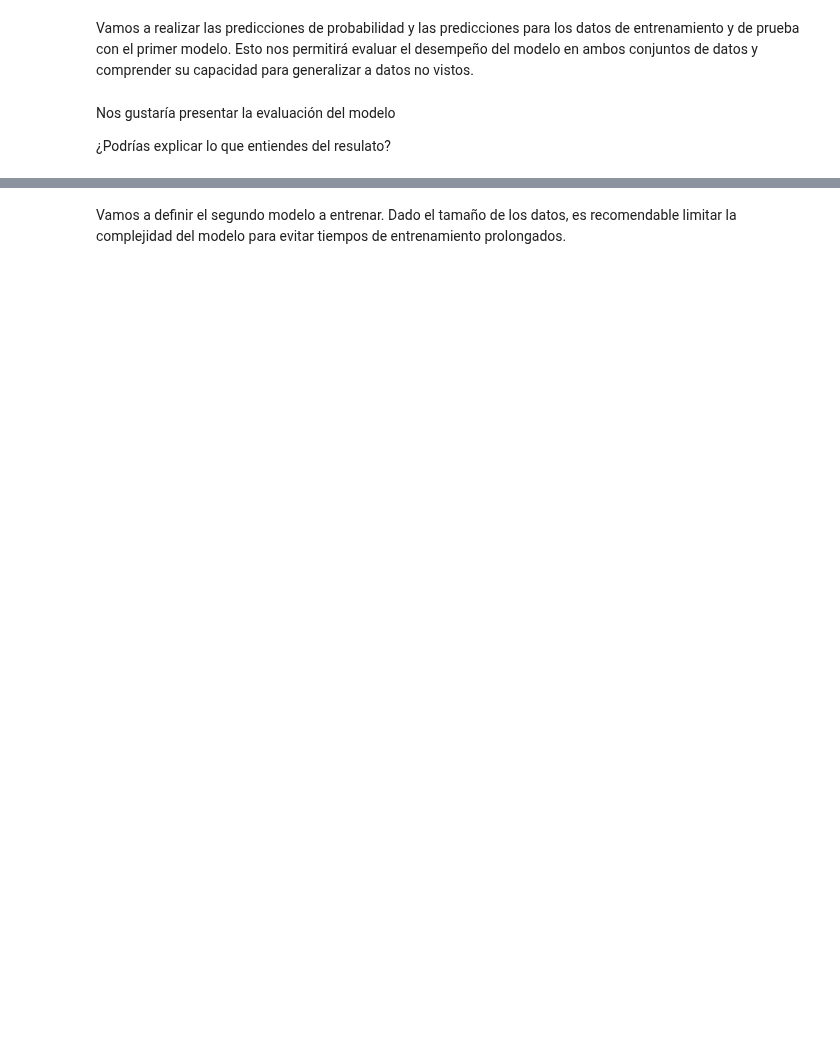
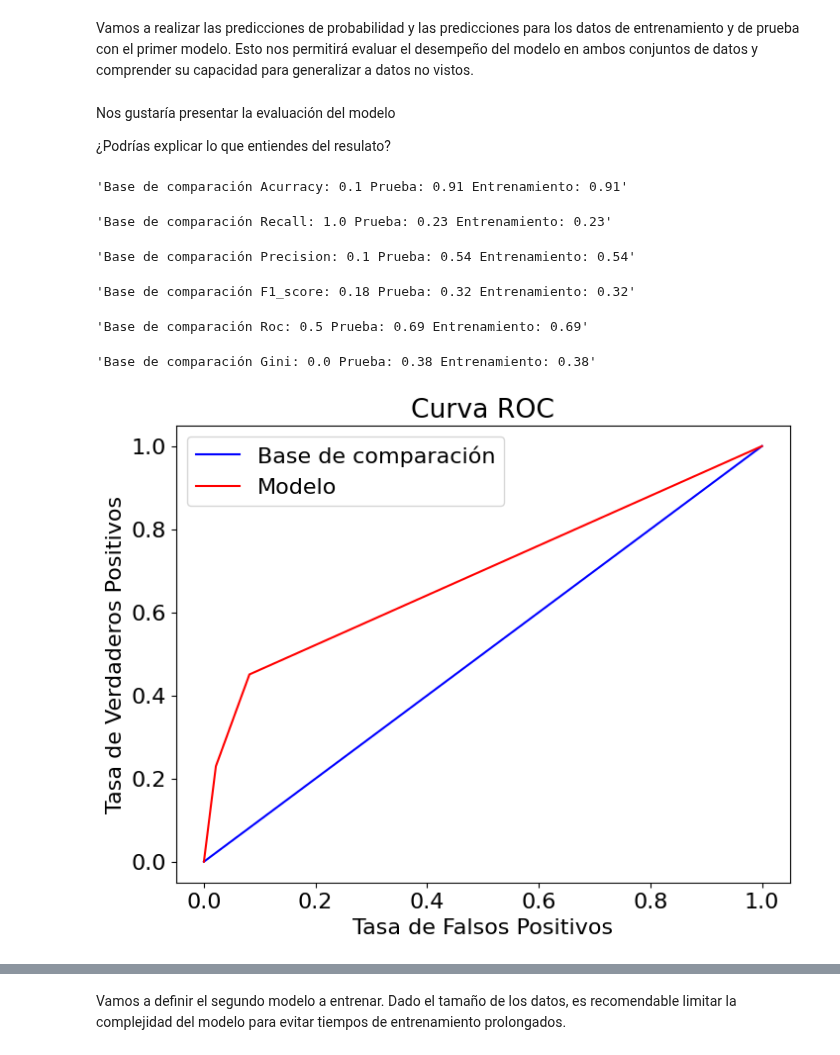
Before and after one commit to Xavi122323/Maestria-IA-Aplicada, a Jupyter notebook: Big Data Aplicada a los Negocios/tareatree.ipynb, the cells around one changed output, grey strips where cells are left out. Cells and saved outputs as stored; diff of their text form; code cells hidden in the pictures; blank space fills up the shorter version.

```diff
--- a/Big Data Aplicada a los Negocios/tareatree.ipynb
+++ b/Big Data Aplicada a los Negocios/tareatree.ipynb
@@ -67,6 +67,7 @@ def evaluate_model(predictions, probs, train_predictions, train_probs):
     baseline['precision'] = precision_score(y_val, [1 for _ in range(len(y_val))])
     baseline['f1_score'] = f1_score(y_val, [1 for _ in range(len(y_val))])
     baseline['roc'] = 0.5
+    baseline['gini'] = 2 * baseline['roc'] - 1
 
     results = {}
     results['acurracy'] = accuracy_score(y_val, predictions)
@@ -74,6 +75,7 @@ def evaluate_model(predictions, probs, train_predictions, train_probs):
     results['precision'] = precision_score(y_val, predictions)
     results['f1_score'] = f1_score(y_val, predictions)
     results['roc'] = roc_auc_score(y_val, probs)
+    results['gini'] = 2 * results['roc'] - 1
 
     train_results = {}
     train_results['acurracy'] = accuracy_score(y_train, train_predictions)
@@ -81,9 +83,14 @@ def evaluate_model(predictions, probs, train_predictions, train_probs):
     train_results['precision'] = precision_score(y_train, train_predictions)
     train_results['f1_score'] = f1_score(y_train, train_predictions)
     train_results['roc'] = roc_auc_score(y_train, train_probs)
+    train_results['gini'] = 2 * train_results['roc'] - 1
 
-    for metric in ['acurracy', 'recall', 'precision', 'f1_score', 'roc']:
-        display(f'Base de comparación {metric.capitalize()}: {round(baseline[metric], 2)} Prueba: {round(results[metric], 2)} Entrenamiento: {round(train_results[metric], 2)}')
+    for metric in ['acurracy', 'recall', 'precision', 'f1_score', 'roc', 'gini']:
+        display(
+            f'Base de comparación {metric.capitalize()}: {round(baseline[metric], 2)} '
+            f'Prueba: {round(results[metric], 2)} '
+            f'Entrenamiento: {round(train_results[metric], 2)}'
+        )
 
     #Calcular tasas de falsos positivos y tasas de verdaderos positivos.
     base_fpr, base_tpr, _ = roc_curve(y_val, [1 for _ in range(len(y_val))])
@@ -149,0 +155,5 @@ Vamos a definir el primer modelo a entrenar. Dado el tamaño de los datos, es re
+# %%
+#
+model_simple_tree = tree.DecisionTreeClassifier(max_leaf_nodes=3, random_state=RANDOMSEED)
+model_simple_tree.fit(X_train, y_train)
+display(f'El árbol de decisión tiene un score de {model_simple_tree.score(X_val, y_val)}.')
@@ -154,11 +169,11 @@ Vamos a determinar los nodos y la profundidad del modelo. Es importante ajustar
 # %% [markdown]
 Vamos a realizar las predicciones de probabilidad y las predicciones para los datos de entrenamiento y de prueba con el primer modelo. Esto nos permitirá evaluar el desempeño del modelo en ambos conjuntos de datos y comprender su capacidad para generalizar a datos no vistos.
 # %%
-#train_probs = model.predict_proba(X_train)[:, 1]
-#probs = model.predict_proba(X_val)[:, 1]
+train_probs = model_simple_tree.predict_proba(X_train)[:, 1]
+probs = model_simple_tree.predict_proba(X_val)[:, 1]
 
-#train_predictions = model.predict(X_train)
-#predictions = model.predict(X_val)
+train_predictions = model_simple_tree.predict(X_train)
+predictions = model_simple_tree.predict(X_val)
 # %% [markdown]
 Nos gustaría presentar la evaluación del modelo
 
@@ -170,0 +181,10 @@ plot_tree()
+# %%
+evaluate_model(predictions, probs, train_predictions, train_probs)
+# %% [output]
+'Base de comparación Acurracy: 0.1 Prueba: 0.91 Entrenamiento: 0.91'
+'Base de comparación Recall: 1.0 Prueba: 0.23 Entrenamiento: 0.23'
+'Base de comparación Precision: 0.1 Prueba: 0.54 Entrenamiento: 0.54'
+'Base de comparación F1_score: 0.18 Prueba: 0.32 Entrenamiento: 0.32'
+'Base de comparación Roc: 0.5 Prueba: 0.69 Entrenamiento: 0.69'
+'Base de comparación Gini: 0.0 Prueba: 0.38 Entrenamiento: 0.38'
+[figure, added]
```
Also changed, not shown: parts of 15 cells of this notebook.
